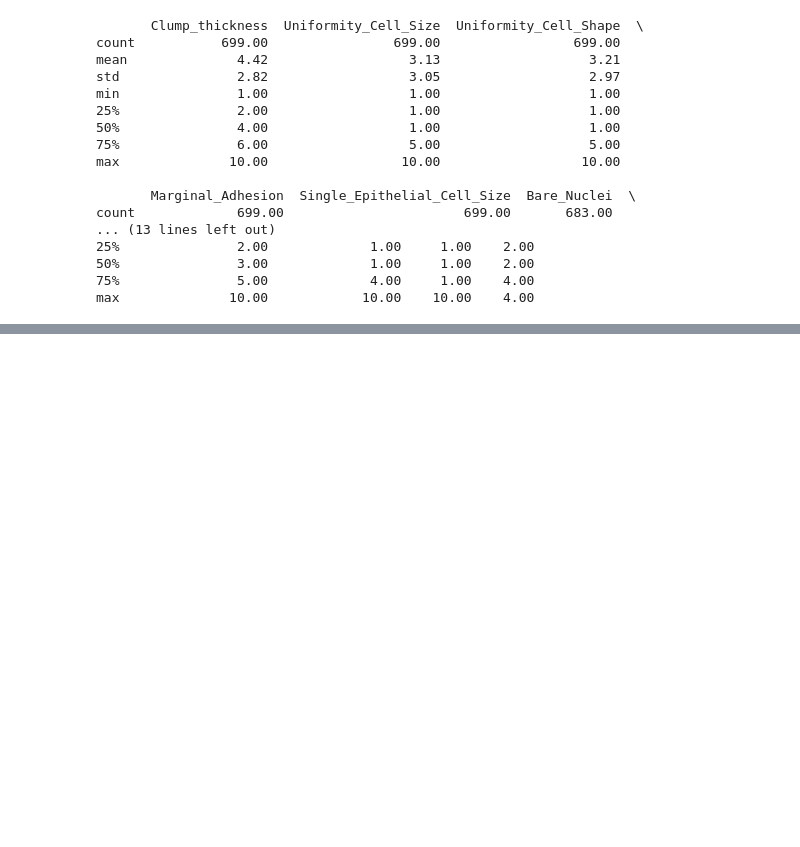
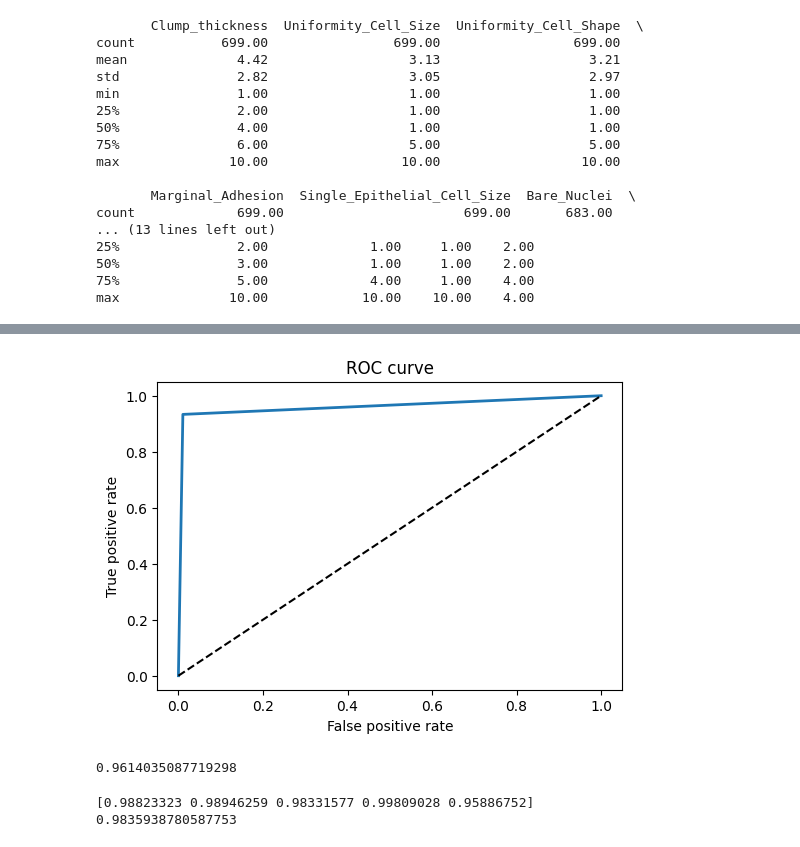
Before and after one commit to LevelUp-It-School/DS_02_10_2025, a Jupyter notebook: knn/knn.ipynb, the cells around one changed output, grey strips where cells are left out. Saved outputs shown, nothing was run; the diff lists cells and outputs as text; code cells hidden in the pictures; blank space fills up the shorter version.

```diff
--- a/knn/knn.ipynb
+++ b/knn/knn.ipynb
@@ -173,0 +334,9 @@ max              10.00            10.00    10.00    4.00
+# %%
+from sklearn.preprocessing import StandardScaler
+
+scaler = StandardScaler()
+X_train = scaler.fit_transform(X_train)
+X_test = scaler.transform(X_test)
+# %%
+X_train = pd.DataFrame(X_train, columns=[cols])
+X_test = pd.DataFrame(X_test, columns=[cols])
@@ -173,0 +361,5 @@ max              10.00            10.00    10.00    4.00
+# %%
+from sklearn.neighbors import KNeighborsClassifier
+
+knn = KNeighborsClassifier(n_neighbors=3)
+knn.fit(X_train, y_train)
@@ -173,0 +368,4 @@ max              10.00            10.00    10.00    4.00
+# %%
+y_pred = knn.predict(X_test)
+
+y_pred
@@ -173,0 +568,30 @@ max              10.00            10.00    10.00    4.00
+# %%
+from sklearn.metrics import roc_curve
+
+fpr, tpr, thresholds = roc_curve(y_test, y_pred, pos_label=4)
+
+plt.figure(figsize=(6,4))
+plt.plot(fpr, tpr, linewidth=2)
+plt.plot([0,1], [0,1], 'k--')
+plt.title("ROC curve")
+plt.xlabel('False positive rate')
+plt.ylabel('True positive rate')
+plt.show()
+# %% [output]
+[figure, added]
+# %%
+from sklearn.metrics import roc_auc_score
+
+ROC_AUC = roc_auc_score(y_test, y_pred)
+print(ROC_AUC)
+# %% [output]
+0.9614035087719298
+# %%
+from sklearn.model_selection import cross_val_score
+
+cross_validation_score = cross_val_score(knn_7, X_train, y_train, cv=5, scoring='roc_auc')
+print(cross_validation_score)
+print(cross_validation_score.mean())
+# %% [output]
+[0.98823323 0.98946259 0.98331577 0.99809028 0.95886752]
+0.9835938780587753
```
Also changed, not shown: parts of 47 cells of this notebook, 7 other files.
